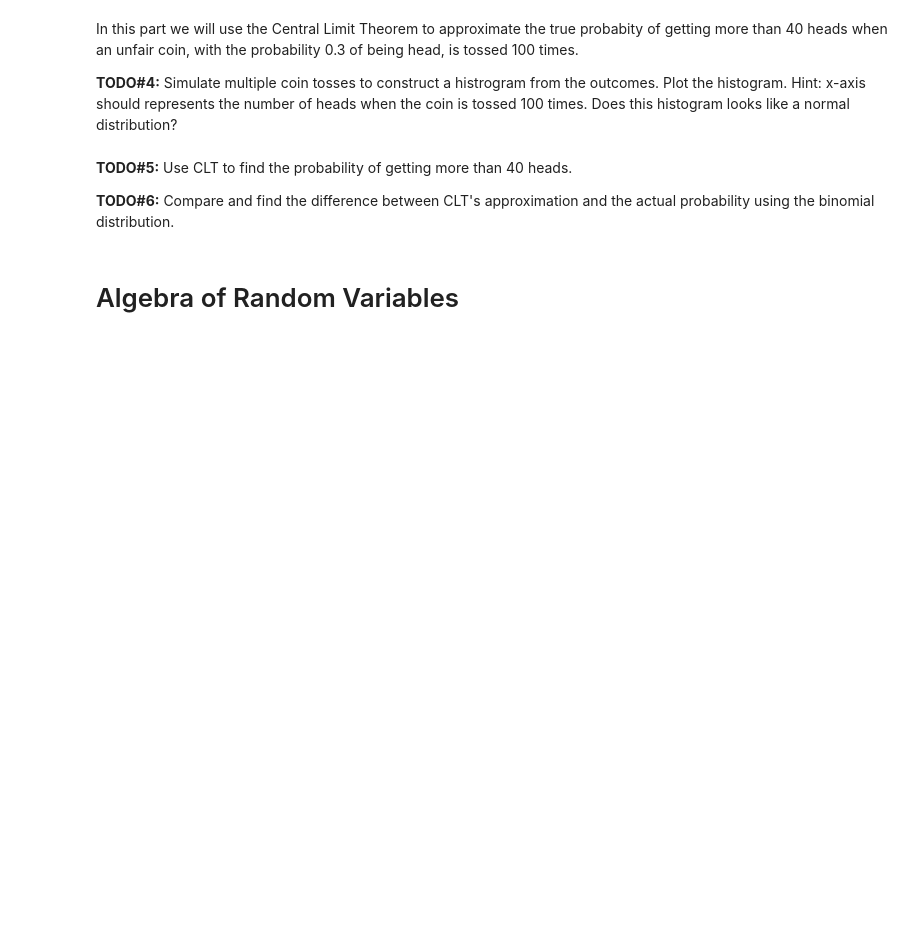
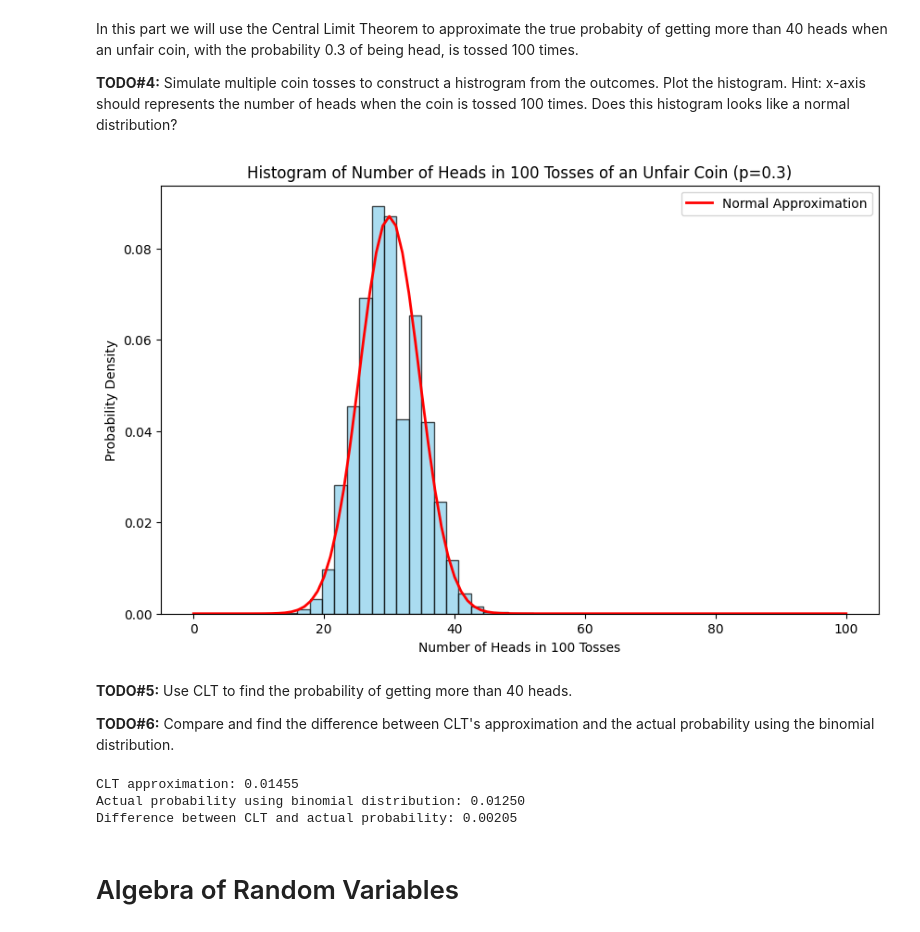
Before and after one commit to bookpanda/2110203-COM-ENG-MATH-II, a Jupyter notebook: stats/homework/HW1.ipynb, the cells around one changed output. Drawn from its saved outputs; the diff is of its cells as text; code cells hidden in the pictures; blank space fills up the shorter version.

```diff
--- a/stats/homework/HW1.ipynb
+++ b/stats/homework/HW1.ipynb
@@ -111,10 +159,58 @@ In this part we will use the Central Limit Theorem to approximate the true proba
 
 
 **TODO#4:** Simulate multiple coin tosses to construct a histrogram from the outcomes. Plot the histogram. Hint: x-axis should represents the number of heads when the coin is tossed 100 times. Does this histogram looks like a normal distribution?
+# %%
+p = 0.3       # Probability of getting a head
+n_tosses = 100  # Number of tosses per trial
+n_simulations = 10000  # Number of trials (simulations)
+
+# Simulate multiple trials of 100 coin tosses
+heads_counts = binom.rvs(n=n_tosses, p=p, size=n_simulations)
+
+# Plot the histogram
+plt.figure(figsize=(10, 6))
+plt.hist(heads_counts, bins=20, density=True, color='skyblue', edgecolor='black', alpha=0.7)
+
+# Plot the normal distribution approximation using CLT
+mean = n_tosses * p
+std_dev = np.sqrt(n_tosses * p * (1 - p))
+x = np.arange(0, n_tosses + 1)
+plt.plot(x, (1 / (std_dev * np.sqrt(2 * np.pi))) * np.exp(-0.5 * ((x - mean) / std_dev)**2),
+         color="red", lw=2, label="Normal Approximation")
+
+# Labels and title
+plt.xlabel("Number of Heads in 100 Tosses")
+plt.ylabel("Probability Density")
+plt.title("Histogram of Number of Heads in 100 Tosses of an Unfair Coin (p=0.3)")
+plt.legend()
+plt.show()
+# %% [output]
+[figure, added]
 # %% [markdown]
 **TODO#5:** Use CLT to find the probability of getting more than 40 heads.
 
 **TODO#6:** Compare and find the difference between CLT's approximation and the actual probability using the binomial distribution.
+# %%
+n = 100
+p = 0.3
+k = 40
+
+# TODO#5
+mean = n * p
+std_dev = (n * p * (1 - p))**0.5
+z_score = (k - mean) / std_dev
+clt_prob = 1 - norm.cdf(z_score)
+
+# TODO#6
+exact_prob = 1 - binom.cdf(k, n, p)
+
+print(f"CLT approximation: {clt_prob:.5f}")
+print(f"Actual probability using binomial distribution: {exact_prob:.5f}")
+print(f"Difference between CLT and actual probability: {abs(clt_prob - exact_prob):.5f}")
+# %% [output]
+CLT approximation: 0.01455
+Actual probability using binomial distribution: 0.01250
+Difference between CLT and actual probability: 0.00205
 # %% [markdown]
 # Algebra of Random Variables
 # %% [markdown]
```
Also changed, not shown: parts of 4 cells of this notebook.
